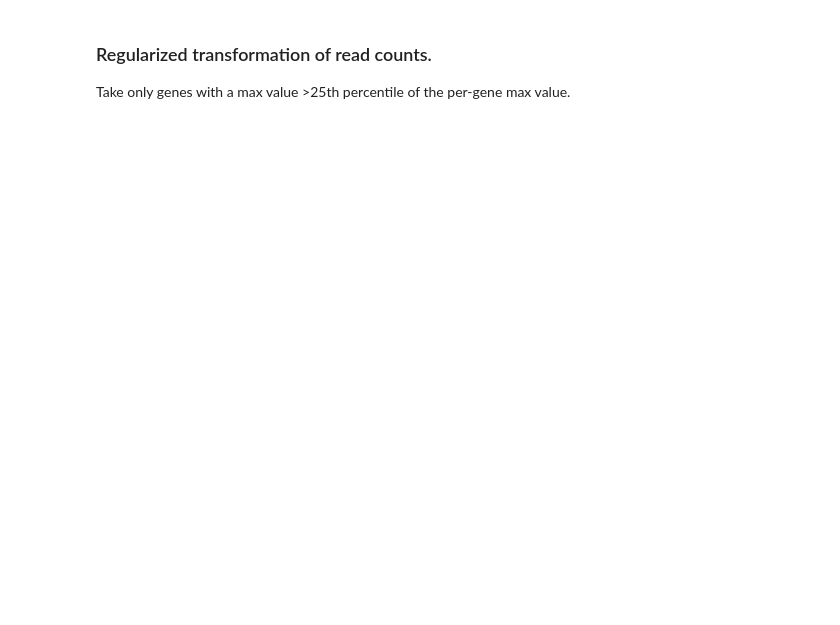
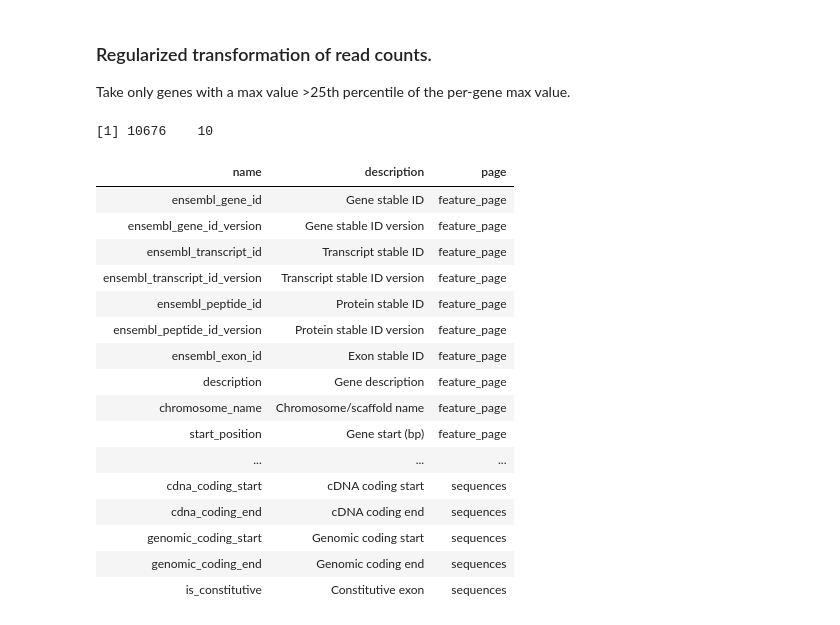
Before and after one commit to jpoles1/AdiposeCellseq, a Jupyter notebook: RAnalysis.ipynb, the cells around one changed output. Cells and saved outputs as stored; diff of their text form; code cells hidden in the pictures; blank space fills up the shorter version.

```diff
--- a/RAnalysis.ipynb
+++ b/RAnalysis.ipynb
@@ -164,0 +188,22 @@ rld.25p <- rld[ which( maxPerGene > quantile( maxPerGene )[2] ), ]
+# %%
+dim(rld.25p)
+listAttributes(mart)
+# %% [output]
+[1] 10676    10
+| name | description | page |
+| ensembl_gene_id | Gene stable ID | feature_page |
+| ensembl_gene_id_version | Gene stable ID version | feature_page |
+| ensembl_transcript_id | Transcript stable ID | feature_page |
+| ensembl_transcript_id_version | Transcript stable ID version | feature_page |
+| ensembl_peptide_id | Protein stable ID | feature_page |
+| ensembl_peptide_id_version | Protein stable ID version | feature_page |
+| ensembl_exon_id | Exon stable ID | feature_page |
+| description | Gene description | feature_page |
+| chromosome_name | Chromosome/scaffold name | feature_page |
+| start_position | Gene start (bp) | feature_page |
+| ... | ... | ... |
+| cdna_coding_start | cDNA coding start | sequences |
+| cdna_coding_end | cDNA coding end | sequences |
+| genomic_coding_start | Genomic coding start | sequences |
+| genomic_coding_end | Genomic coding end | sequences |
+| is_constitutive | Constitutive exon | sequences |
```
Also changed, not shown: parts of 12 cells of this notebook.
